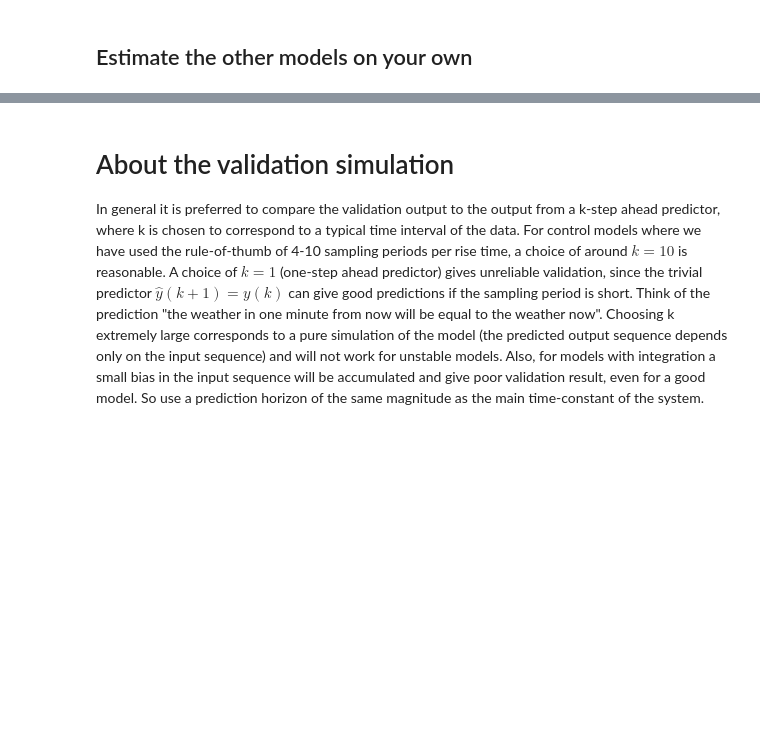
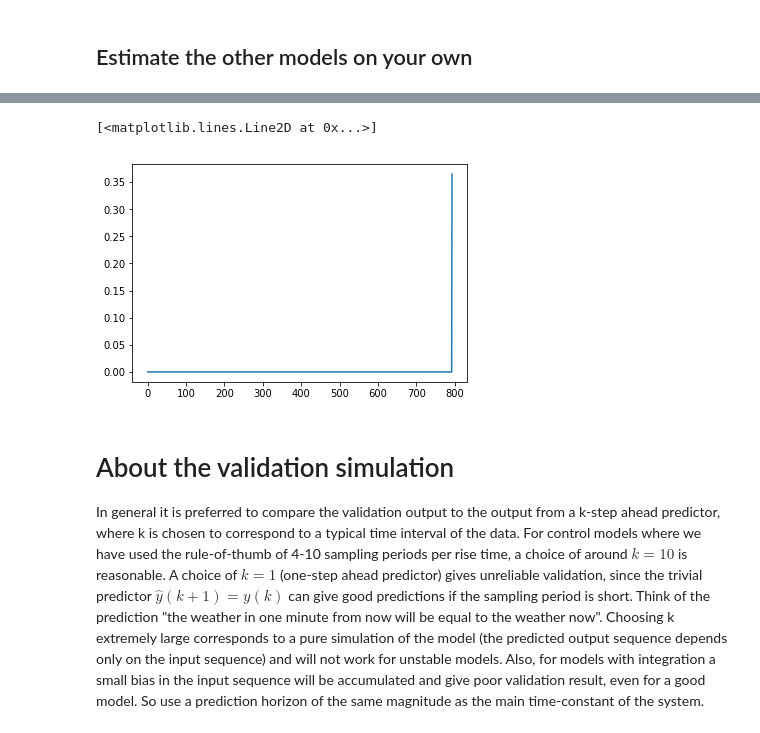
Before and after one commit to kjartan-at-tec/mr2007-computerized-control, a Jupyter notebook: system-identification/notebooks/Parameter estimation with least squares - Homework.ipynb, the cells around one changed output, grey strips where cells are left out. Drawn from its saved outputs; the diff is of its cells as text; code cells hidden in the pictures; blank space fills up the shorter version.

```diff
--- a/system-identification/notebooks/Parameter estimation with least squares - Homework.ipynb
+++ b/system-identification/notebooks/Parameter estimation with least squares - Homework.ipynb
@@ -180,3 +180,25 @@ Text(0.5,1,'Auto correlation of the prediction error.')
 [figure]
 # %% [markdown]
 ## Estimate the other models on your own
+# %%
+# Four poles three zeros
+yall = np.ravel(data["y1"])
+uall = np.ravel(data["u1"])
+# Skip first 100 data points to avoid transients
+y = yall[100:]
+u = uall[100:]
+y = y - y.mean()
+u = u - u.mean()
+
+N = len(u)
+yy = y[4:]
+Phi = np.array([-y[3:N-1],
+                -y[2:N-2],
+                -y[1:N-3],
+                -y[:N-4],
+                u[3:N-1],
+                u[2:N-2],
+               u[1:N-3],
+               u[:N-4]]).T
+theta_ls = np.linalg.lstsq(Phi, yy)
+theta_ls
@@ -183,3 +275,9 @@ Text(0.5,1,'Auto correlation of the prediction error.')
+# %%
+plt.figure()
+plt.plot(err1)
+# %% [output]
+[<matplotlib.lines.Line2D at 0x...>]
+[figure, added]
 # %% [markdown]
 # About the validation simulation
 In general it is preferred to compare the validation output to the output from a k-step ahead predictor, where k is chosen to correspond to a typical time interval of the data. For control models where we have used the rule-of-thumb of 4-10 sampling periods per rise time, a choice of around $k=10$ is reasonable. A choice of $k=1$ (one-step ahead predictor) gives unreliable validation, since the trivial predictor $\hat{y}(k+1) = y(k)$ can give good predictions if the sampling period is short. Think of the prediction "the weather in one minute from now will be equal to the weather now". Choosing k extremely large corresponds to a pure simulation of the model (the predicted output sequence depends only on the input sequence) and will not work for unstable models. Also, for models with integration a small bias in the input sequence will be accumulated and give poor validation result, even for a good model. So use a prediction horizon of the same magnitude as the main time-constant of the system.
```
Also changed, not shown: parts of 2 cells of this notebook.
